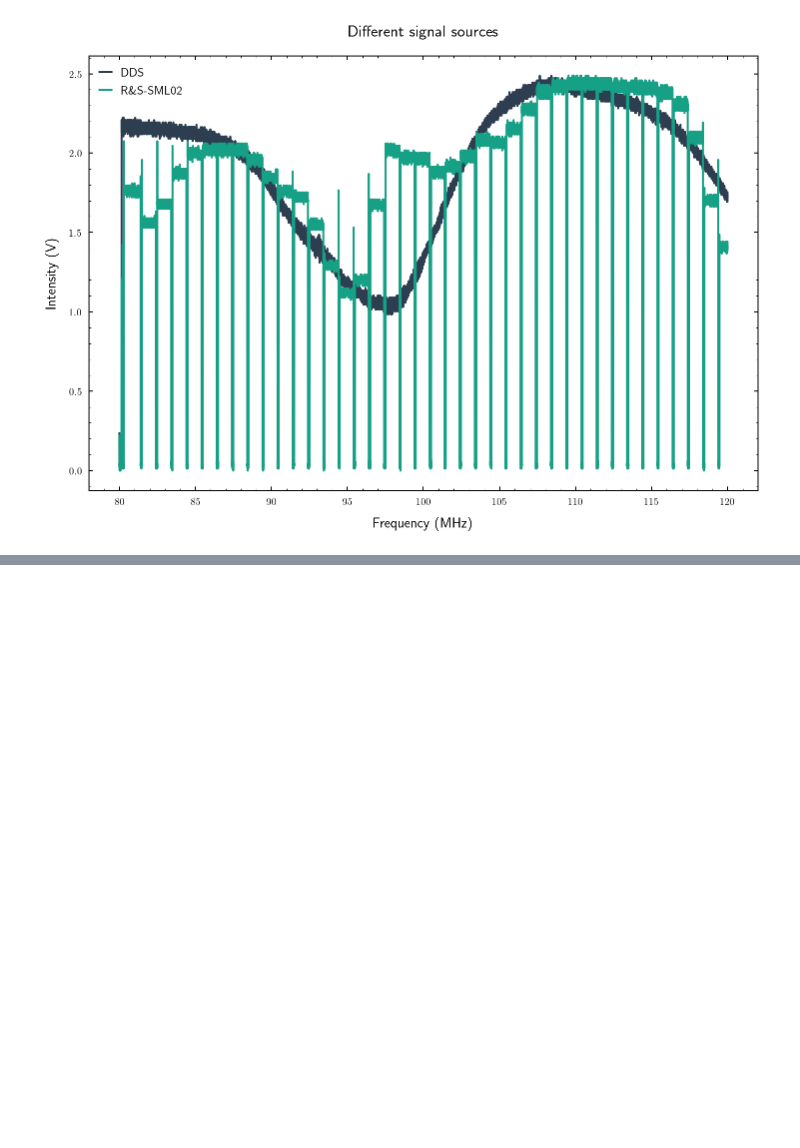
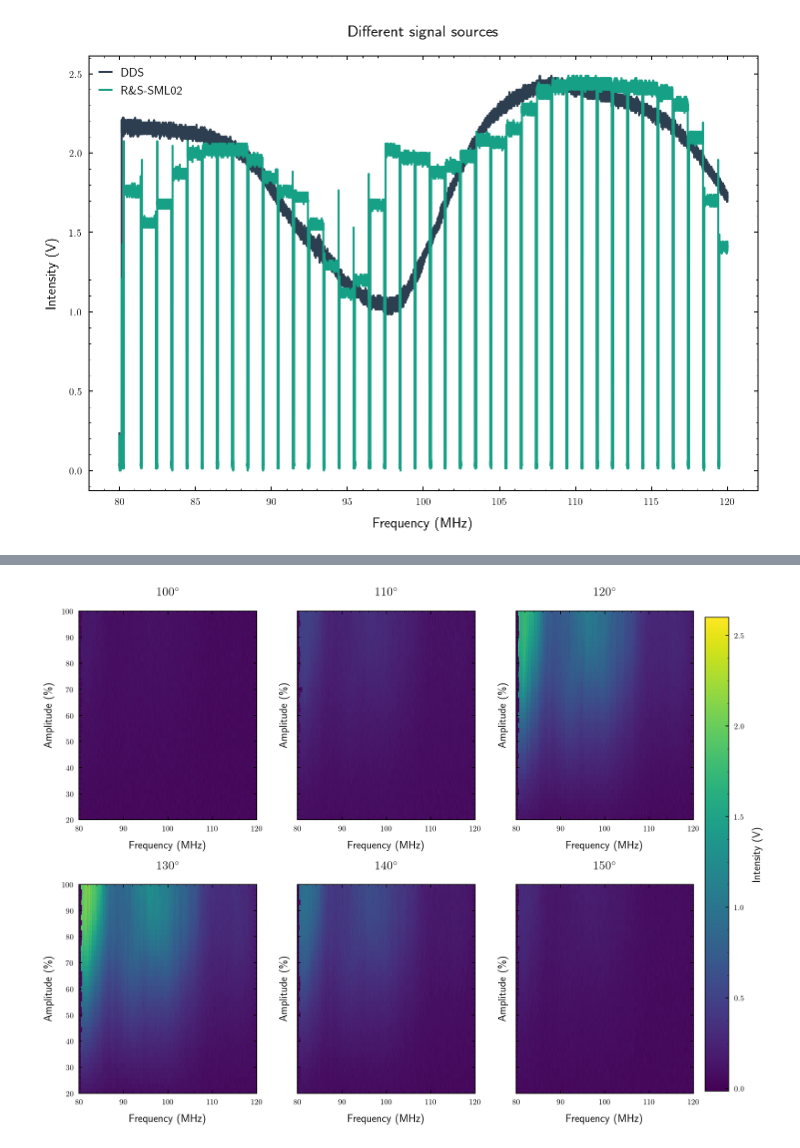
Before and after one commit to bodokaiser/bachelor-thesis, a Jupyter notebook: notebook/evaluation/intensity-distribution.ipynb, the cells around one changed output, grey strips where cells are left out. Cells and saved outputs as stored; diff of their text form; code cells hidden in the pictures; blank space fills up the shorter version.

```diff
--- a/notebook/evaluation/intensity-distribution.ipynb
+++ b/notebook/evaluation/intensity-distribution.ipynb
@@ -237,0 +299,52 @@ plt.show()
+# %%
+fig, axes = plt.subplots(nrows=2, ncols=3, figsize=(12, 10), sharey=True)
+
+vmin = np.min([p100_I.min(), p110_I.min(), p120_I.min(), p130_I.min(), p140_I.min(), p150_I.min()])
+vmax = np.max([p100_I.max(), p110_I.max(), p120_I.max(), p130_I.max(), p140_I.max(), p150_I.max()])
+
+axes = axes.flatten()
+
+axes[0].set_title('$100^\circ$')
+axes[0].set_xlabel('Frequency (MHz)')
+axes[0].set_ylabel('Amplitude (\%)')
+axes[0].imshow(np.rot90(p100_I), aspect='auto', vmin=vmin, vmax=vmax,
+    extent=[p100_f.min() / 1e6, p100_f.max() / 1e6, p100_A.min() * 1e2, p100_A.max() * 1e2])
+
+axes[1].set_title('$110^\circ$')
+axes[1].set_xlabel('Frequency (MHz)')
+axes[1].set_ylabel('Amplitude (\%)')
+axes[1].imshow(np.rot90(p110_I), aspect='auto', vmin=vmin, vmax=vmax,
+    extent=[p110_f.min() / 1e6, p110_f.max() / 1e6, p110_A.min() * 1e2, p110_A.max() * 1e2])
+
+axes[2].set_title('$120^\circ$')
+axes[2].set_xlabel('Frequency (MHz)')
+axes[2].set_ylabel('Amplitude (\%)')
+axes[2].imshow(np.rot90(p120_I), aspect='auto', vmin=vmin, vmax=vmax,
+    extent=[p120_f.min() / 1e6, p120_f.max() / 1e6, p120_A.min() * 1e2, p120_A.max() * 1e2])
+
+axes[3].set_title('$130^\circ$')
+axes[3].set_xlabel('Frequency (MHz)')
+axes[3].set_ylabel('Amplitude (\%)')
+axes[3].imshow(np.rot90(p130_I), aspect='auto', vmin=vmin, vmax=vmax,
+    extent=[p130_f.min() / 1e6, p130_f.max() / 1e6, p130_A.min() * 1e2, p130_A.max() * 1e2])
+
+axes[4].set_title('$140^\circ$')
+axes[4].set_xlabel('Frequency (MHz)')
+axes[4].set_ylabel('Amplitude (\%)')
+axes[4].imshow(np.rot90(p140_I), aspect='auto', vmin=vmin, vmax=vmax,
+    extent=[p140_f.min() / 1e6, p140_f.max() / 1e6, p140_A.min() * 1e2, p140_A.max() * 1e2])
+
+axes[5].set_title('$150^\circ$')
+axes[5].set_xlabel('Frequency (MHz)')
+axes[5].set_ylabel('Amplitude (\%)')
+im = axes[5].imshow(np.rot90(p150_I), aspect='auto', vmin=vmin, vmax=vmax,
+    extent=[p150_f.min() / 1e6, p150_f.max() / 1e6, p150_A.min() * 1e2, p150_A.max() * 1e2])
+
+fig.subplots_adjust(right=1.16)
+fig.colorbar(im, ax=list(axes), label='Intensity (V)', shrink=1.13)
+fig.tight_layout()
+#fig.savefig(os.path.join(figuredir, 'paired-amplitude.pdf'))
+
+plt.show()
+# %% [output]
+[figure, added]
```
Also changed, not shown: parts of 6 cells of this notebook, 10 other files.
